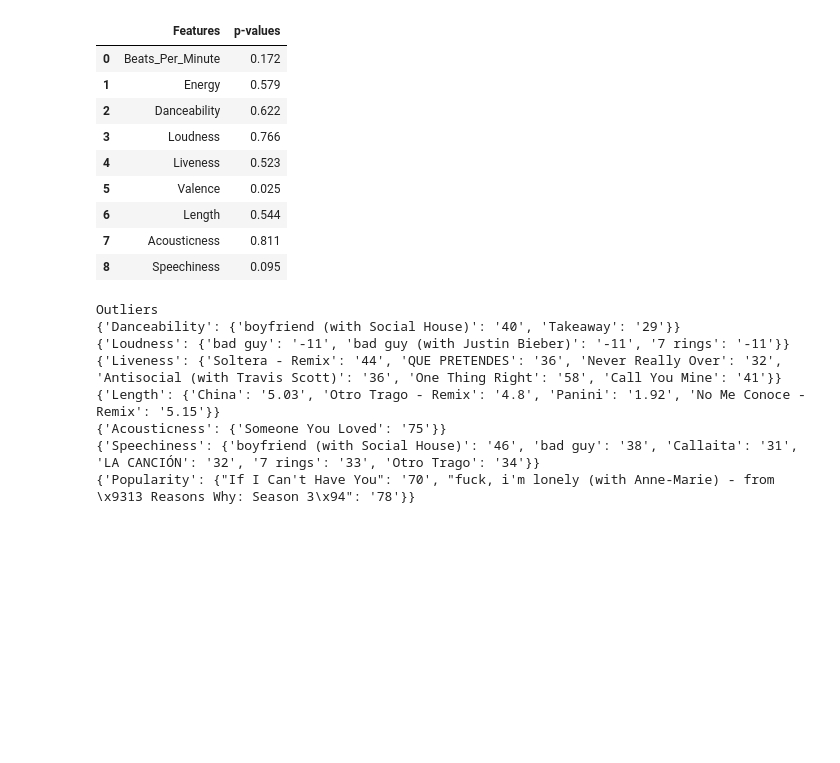
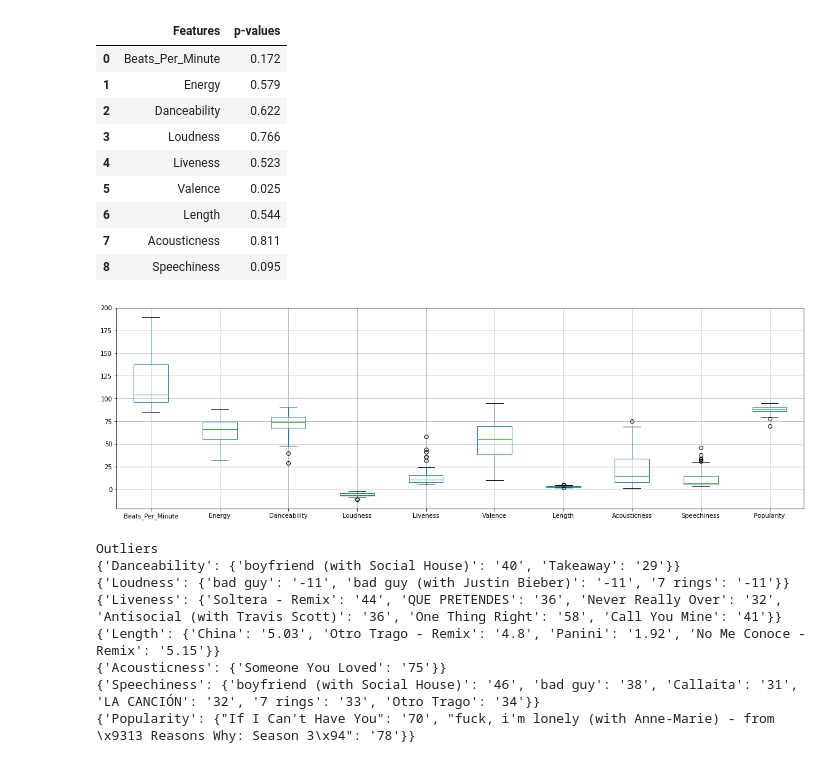
Before and after one commit to vidvatabuch/Spotify-2019-Top-50-tracks, a Jupyter notebook: Spotify 2019 Top 50 songs EDA.ipynb, the cells around one changed output. Saved outputs shown, nothing was run; the diff lists cells and outputs as text; code cells hidden in the pictures; blank space fills up the shorter version.

Commit message:
added a box plot and two scatter plots

```diff
--- a/Spotify 2019 Top 50 songs EDA.ipynb
+++ b/Spotify 2019 Top 50 songs EDA.ipynb
@@ -402,6 +402,13 @@ reg_summary
 | 6 | Length | 0.544 |
 | 7 | Acousticness | 0.811 |
 | 8 | Speechiness | 0.095 |
+# %%
+#box plot
+boxplotdata = songs_data.copy()
+plt.figure(figsize=(20,6))
+boxplotdata.boxplot(return_type='axes');
+# %% [output]
+[figure, added]
 # %%
 #dealing with outliers
 dummydata = songs_data.copy()
```
Also changed, not shown: parts of 5 cells of this notebook.
